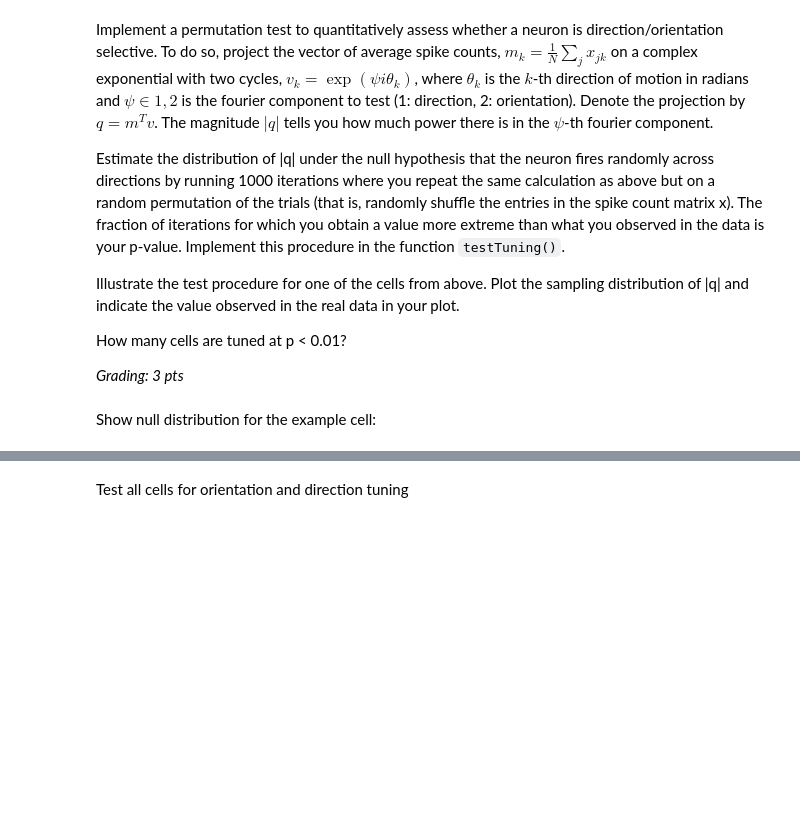
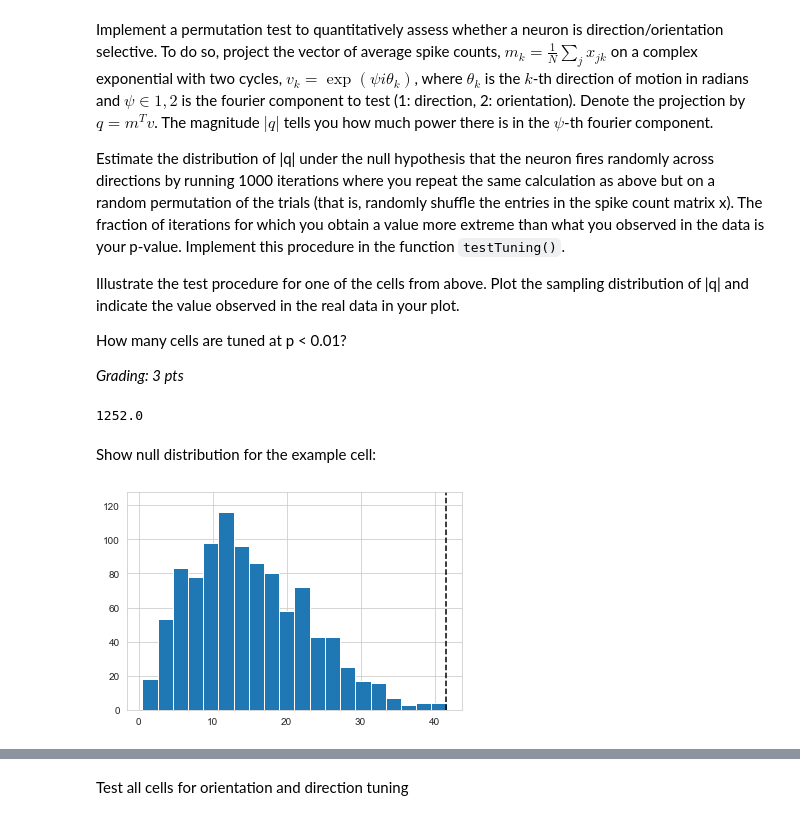
Before and after one commit to mdittschar/NDS, a Jupyter notebook: CodingLab5.ipynb, the cells around one changed output, grey strips where cells are left out. Saved outputs shown, nothing was run; the diff lists cells and outputs as text; code cells hidden in the pictures; blank space fills up the shorter version.

Commit message:
A5 Task 4 ohne Tests am Ende

```diff
--- a/CodingLab5.ipynb
+++ b/CodingLab5.ipynb
@@ -559,6 +562,10 @@ Illustrate the test procedure for one of the cells from above. Plot the sampling
 How many cells are tuned at p < 0.01?
 
 *Grading: 3 pts*
+# %%
+np.sum(counts_m)
+# %% [output]
+1252.0
 # %%
 def testTuning(counts, dirs, psi=1, niters=1000, show=False):
     '''Plot the data if show is True, otherwise just return the fit.
@@ -598,12 +605,33 @@ def testTuning(counts, dirs, psi=1, niters=1000, show=False):
     # -------------------------------
     # calculate m, nu and q (0.5 pts)
     # -------------------------------
+    v = np.exp(psi*1j*np.unique(dirs)*(2*pi)/360)
 
+
+    counts_shuffle = counts
+    qs = []
+    no_dirs = len(np.unique(dirs))
+    for i in np.arange(1000):
+        np.random.shuffle(counts_shuffle)
+        counts_m= counts_shuffle.reshape((11, no_dirs))
+        m = np.sum(counts_m, axis=0)/11
+        q= np.abs(m.T@v)
+        qs = np.append(qs, q)
     # -------------------------------------------------------------------------
     # Estimate the distribution of q under the H0 and obtain the p value (1 pt)
     # -------------------------------------------------------------------------
+    counts_real = np.reshape(counts, (11,no_dirs))
+    real_m = np.sum(counts_real, axis=0)/11
+    real_q = np.abs(real_m.T@v)
+    p = percentileofscore(qs, real_q)
 
+    qdistr = qs
+    q = real_q
     if show:
+        n,_,_=plt.hist(qs, bins=20)
+        y_max = np.max(n)*1.1
+        plt.vlines(np.percentile(qs, 99.99),ymin=0, ymax=y_max, linestyles="dashed", color="k")
+        plt.ylim(0,y_max)
 
     # -------------------------------
     # plot the test results (0.5 pts)
@@ -613,3 +641,8 @@ def testTuning(counts, dirs, psi=1, niters=1000, show=False):
         return p, q, qdistr
 # %% [markdown]
 Show null distribution for the example cell:
+# %%
+dirs, counts = get_data(spikes,28)
+testTuning(counts, dirs, psi=1, niters=1000, show=True)
+# %% [output]
+[figure, added]
```
Also changed, not shown: parts of 2 cells of this notebook.
